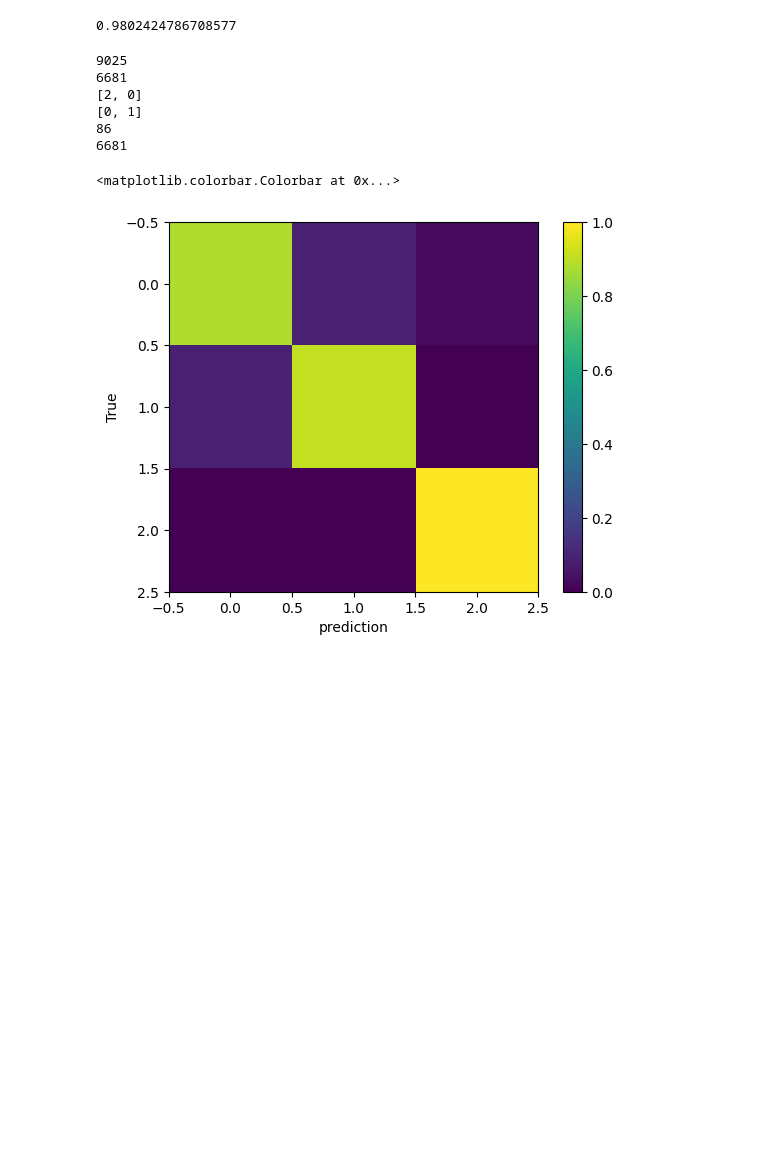
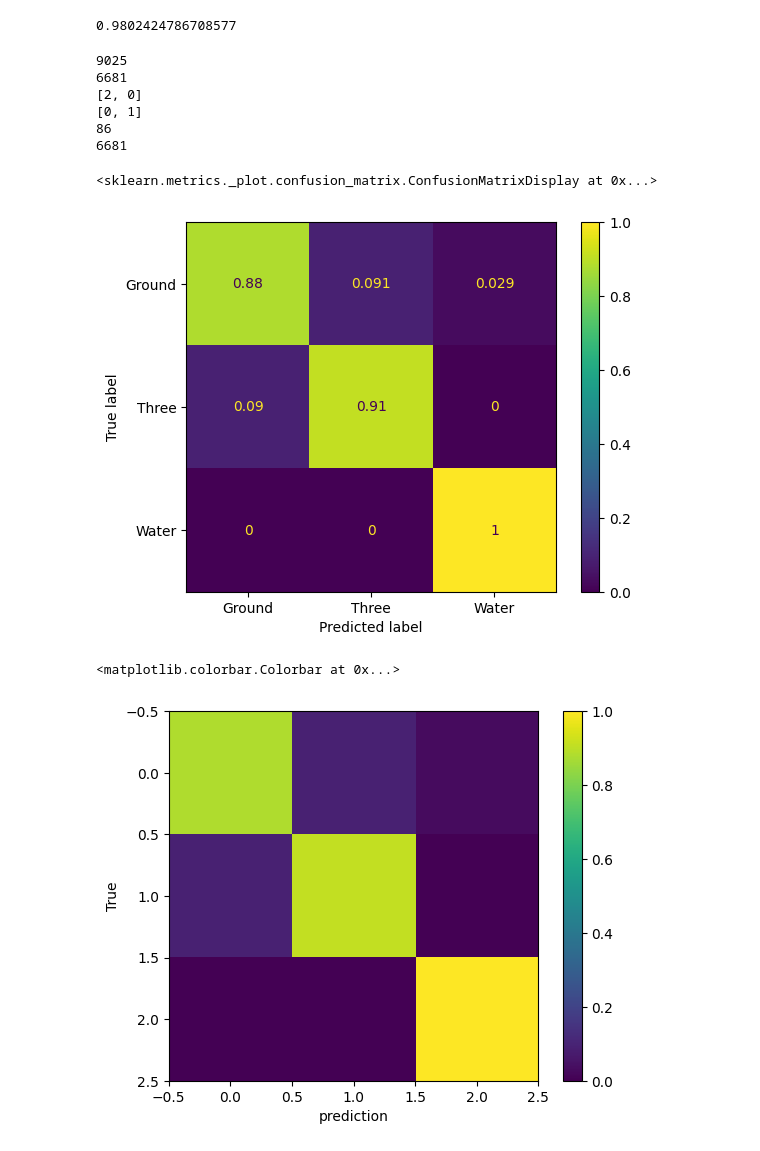
Before and after one commit to jonasroy/SVM_THESIS_PROJECT, a Jupyter notebook: Model/Model_Tree3.ipynb, the cells around one changed output. Drawn from its saved outputs; the diff is of its cells as text; code cells hidden in the pictures; blank space fills up the shorter version.

Commit message:
More visualized confusion matrix

```diff
--- a/Model/Model_Tree3.ipynb
+++ b/Model/Model_Tree3.ipynb
@@ -291,3 +271,13 @@ for i in range(len(yout3)):
+# %%
+name_classes = ["Ground", "Three", "Water"]
+
+
+cm = confusion_matrix(y,yout, normalize="true")
+cmd_obj = ConfusionMatrixDisplay(cm, display_labels=name_classes)
+cmd_obj.plot()
+# %% [output]
+<sklearn.metrics._plot.confusion_matrix.ConfusionMatrixDisplay at 0x...>
+[figure, added]
 # %%
 cm = confusion_matrix(y_true = y, y_pred = yout, normalize='true')
 
```
Also changed, not shown: parts of 3 cells of this notebook.
